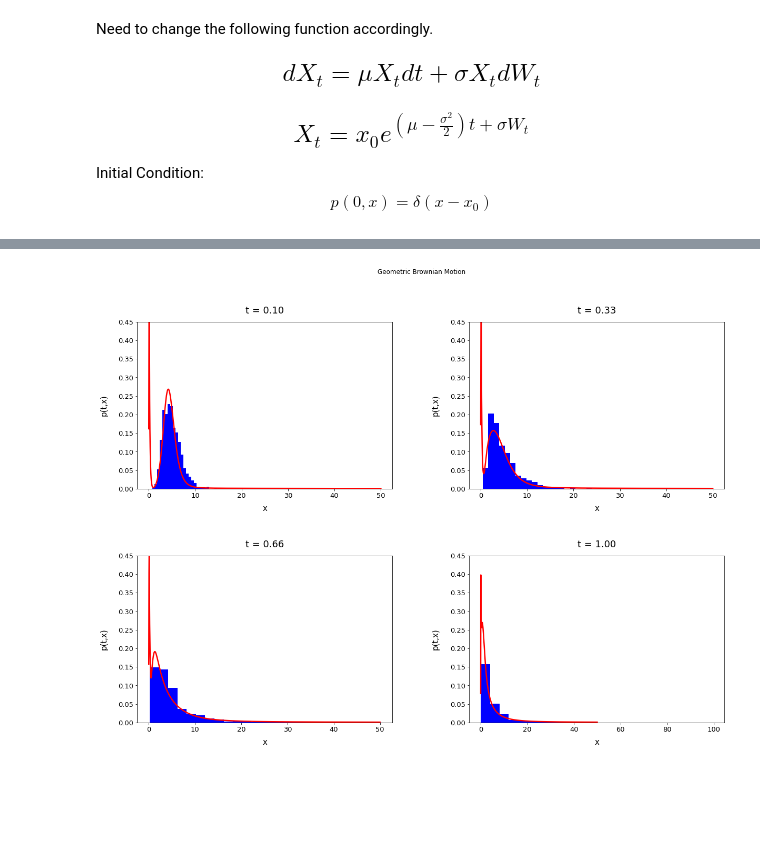
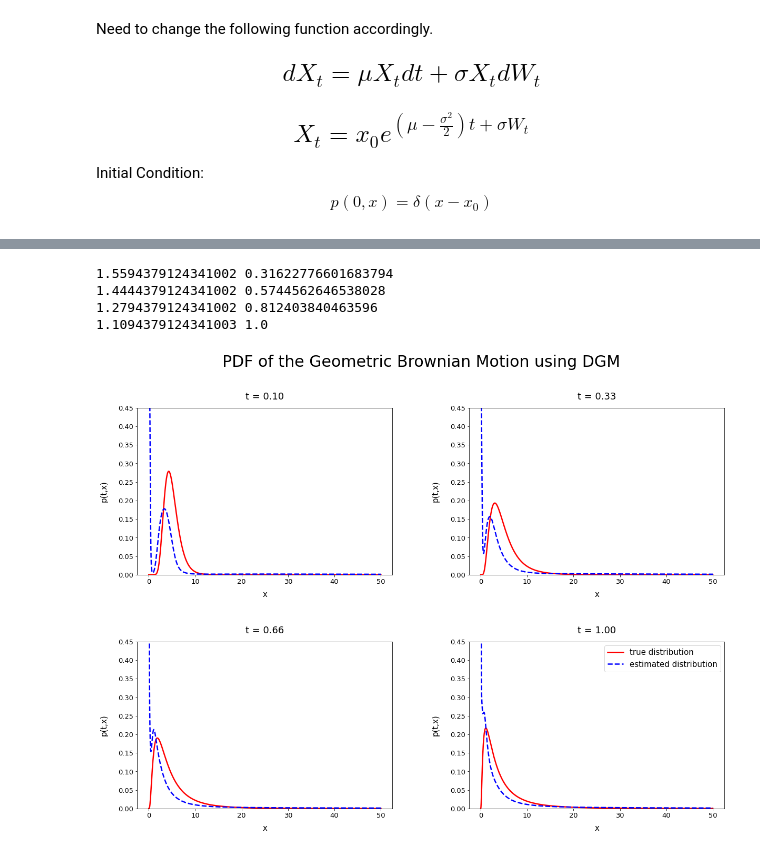
Before and after one commit to Aravindan98/Le-Mans-University-Thesis, a Jupyter notebook: DGM/DGM_GBM_2.ipynb, the cells around one changed output, grey strips where cells are left out. Drawn from its saved outputs; the diff is of its cells as text; code cells hidden in the pictures; blank space fills up the shorter version.

```diff
--- a/DGM/DGM_GBM_2.ipynb
+++ b/DGM/DGM_GBM_2.ipynb
@@ -498,3 +463,28 @@ iteration: 74  Loss: 0.8600088   L1: 0.19059782   L3: 0.66941094
+# %%
+#%% GBM Simulation function
+from scipy.stats import lognorm
+import math
+def PDF_GBM(X, x_0, m, s, T):
+    ''' Simulate end point of Ornstein-Uhlenbeck process with normally
+        distributed random starting value.
+
+    Args:
+        alpha: mean of random starting value
+        beta:  standard deviation of random starting value
+        m: drift coeff
+        s: diffusion coeff
+        n_sim:  number of simulations
+        T:     terminal time
+    '''
+
+
+    mu = np.log(x_0) + (m-(s**2/2))*T
+    sigma = np.sqrt((s**2)*T)
+
+    # print(mu, sigma)
+    pdf = lognorm.pdf(X, s=sigma, scale=math.exp(mu))
+
+    return pdf
 # %%
 plt.figure(figsize = (20,14))
 
@@ -506,43 +496,42 @@ x_plot = np.linspace(Xlow*x_multiplier, Xhigh*x_multiplier, n_sim)
 
 for i, curr_t in enumerate(densityTimes):
 
     # specify subplot
     plt.subplot(2,2,i+1)
 
     # simulate process at current t
-    sim_x, mu, sigma = simulateGBM_GaussianStart(alpha, beta, m, s, n_sim, curr_t)
+    pdf = PDF_GBM(x_plot, alpha, m, s, curr_t)
+
 
     # compute normalized density at all x values to plot and current t value
     t_plot = curr_t * np.ones_like(x_plot.reshape(-1,1))
     unnorm_dens = sess.run([p_unnorm], feed_dict= {t_tnsr:t_plot, x_interior_tnsr:np.log(x_plot.reshape(-1,1))})
     density = unnorm_dens[0] / sp.integrate.simps(unnorm_dens[0].reshape(x_plot.shape), x_plot)
     # plot histogram of simulated process values and overlay estimated density
-    count, bins, ignored = plt.hist(sim_x, bins=25, density=True, color = 'b')
-    plt.plot(x_plot, density, 'r', linewidth=2.5)
 
-
-    x = np.linspace(1e-2, 20, n_sim)
-
-#print(x)
-    pdf = (np.exp(-(np.log(x) - mu)**2 / (2 * sigma**2))/ (x * sigma * np.sqrt(2 * np.pi)))
-
+    plt.plot(x_plot, pdf, 'r', linewidth=2.5, label='true distribution')
+    plt.plot(x_plot, density, '--b', linewidth=2.5, label='estimated distribution')
 
     #plt.plot(x, pdf, linewidth=2, color='green', label='Actual PDF')
     plt.axis('tight')
 
     # subplot options
     plt.ylim(ymin=0.0, ymax=0.45)
     plt.xlabel(r"x", fontsize=15, labelpad=10)
     plt.ylabel(r"p(t,x)", fontsize=15, labelpad=20)
     plt.title(r"t = %.2f"%(curr_t), fontsize=18, y=1.03)
     plt.xticks(fontsize=13)
     plt.yticks(fontsize=13)
-    # plt.legend(loc="upper right")
-# adjust space between subplots
+
 plt.subplots_adjust(wspace=0.3, hspace=0.4)
-plt.suptitle("Geometric Brownian Motion")
+plt.suptitle("PDF of the Geometric Brownian Motion using DGM", fontsize=30)
+plt.legend(fontsize=15)
 
 if saveFigure:
     plt.savefig(figureName)
 # %% [output]
+1.5594379124341002 0.31622776601683794
+1.4444379124341002 0.5744562646538028
+1.2794379124341002 0.812403840463596
+1.1094379124341003 1.0
-[figure, old version]
+[figure, new version]
```
Also changed, not shown: parts of 2 cells of this notebook.
